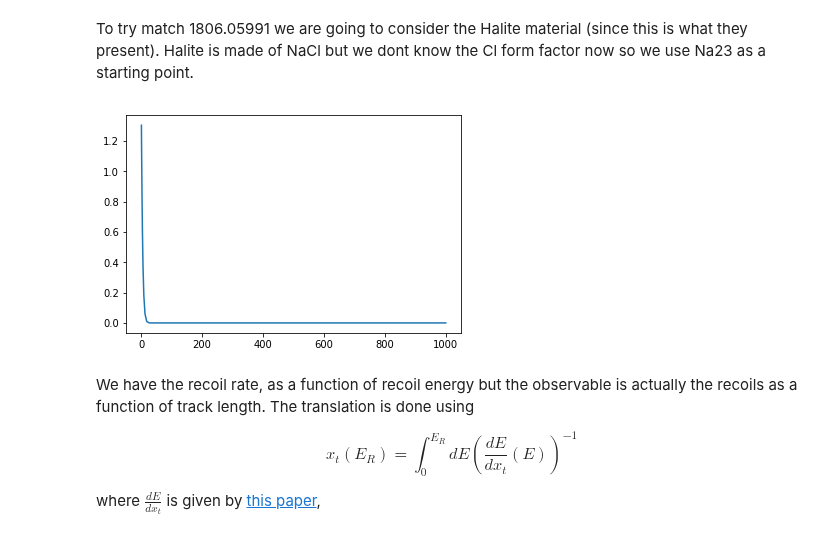
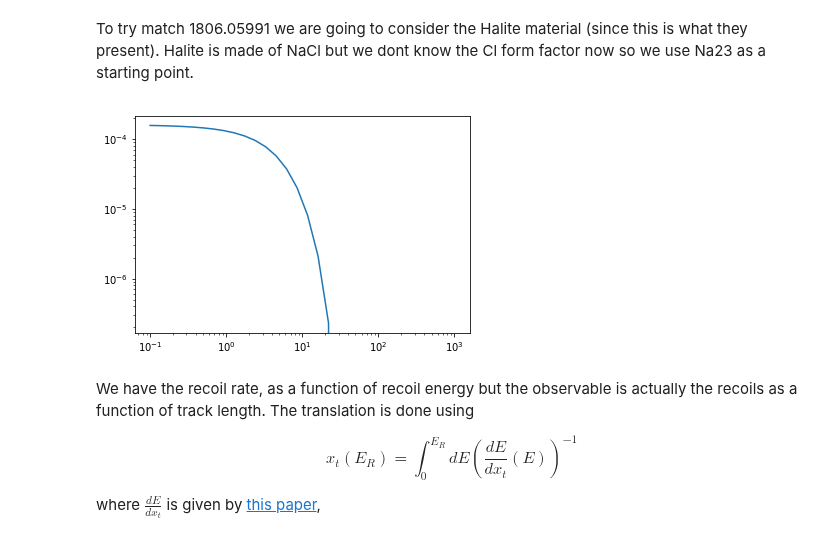
Before and after one commit to tedwards2412/paleo_detectors, a Jupyter notebook: Notebooks/Length_distribution.ipynb, the cells around one changed output. Cells and saved outputs as stored; diff of their text form; code cells hidden in the pictures.

```diff
--- a/Notebooks/Length_distribution.ipynb
+++ b/Notebooks/Length_distribution.ipynb
@@ -15,7 +15,7 @@ from WIMpy import DMUtils as DMU
 # %% [markdown]
 To try match 1806.05991 we are going to consider the Halite material (since this is what they present). Halite is made of NaCl but we dont know the Cl form factor now so we use Na23 as a starting point.
 # %%
-E_list = np.logspace(0, 3, 10) # keV
+E_list = np.logspace(-1, 3, 30) # keV
 # m_x = 500.0 #GeV
 
 def calcdRdE(ER_keV, m_x, cp, cn, **kwargs):
@@ -30,14 +30,14 @@ def calcdRdE(ER_keV, m_x, cp, cn, **kwargs):
     return dRdE
 # %%
 cp = np.zeros(11)
-cp[0] = 1e-6
+cp[0] = 1e-8
 cn = cp
 
 dRdE = calcdRdE(E_list, 10, cp, cn)
-plt.plot(E_list, dRdE)
+plt.loglog(E_list, dRdE)
 plt.show()
 # %% [output]
-[figure, old version]
+[figure, new version]
 # %% [markdown]
 We have the recoil rate, as a function of recoil energy but the observable is actually the recoils as a function of track length. The translation is done using
 
```
Also changed, not shown: parts of 6 cells of this notebook.
